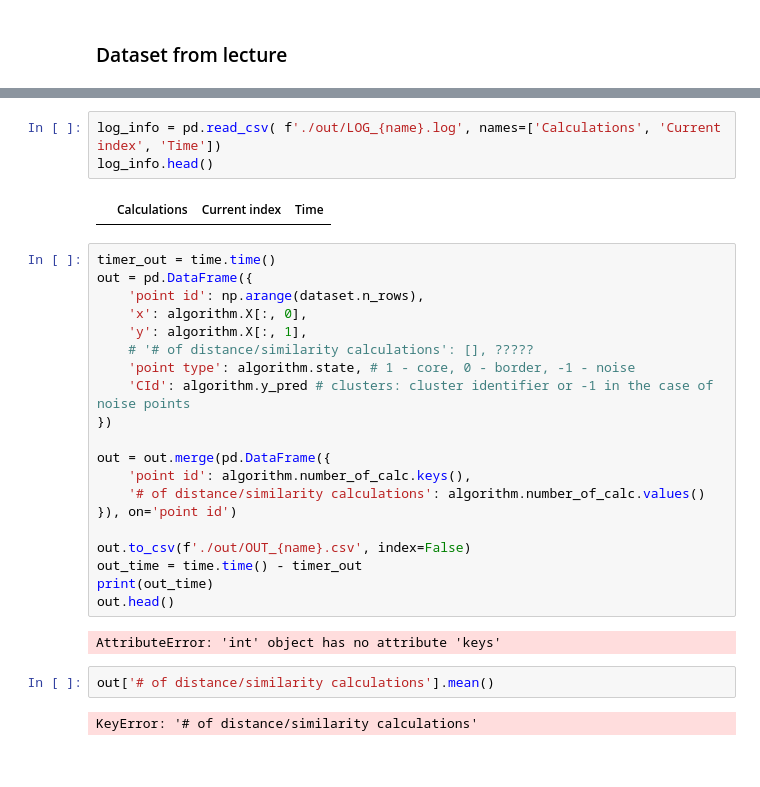
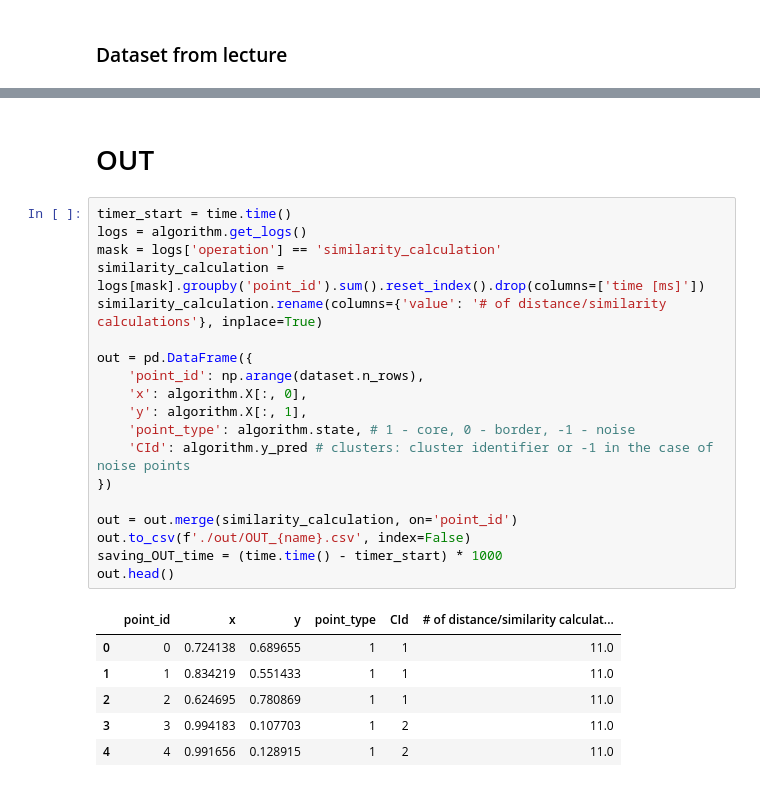
Before and after one commit to arek544/DBSCAN, a Jupyter notebook: notebooks/lecture_dataset_dbscanrn.ipynb, the cells around one changed output, grey strips where cells are left out. Saved outputs shown, nothing was run; the diff lists cells and outputs as text.

```diff
--- a/notebooks/lecture_dataset_dbscanrn.ipynb
+++ b/notebooks/lecture_dataset_dbscanrn.ipynb
@@ -64,34 +65,31 @@ display_points(algorithm.X, algorithm.y_pred)
 score = evaluate(algorithm.y_pred, y, algorithm.X)
 # %% [output]
 [figure]
-# %%
-log_info = pd.read_csv( f'./out/LOG_{name}.log', names=['Calculations', 'Current index', 'Time'])
-log_info.head()
-# %% [output]
-|  | Calculations | Current index | Time |
+# %% [markdown]
+# OUT
 # %%
-timer_out = time.time()
+timer_start = time.time()
+logs = algorithm.get_logs()
+mask = logs['operation'] == 'similarity_calculation'
+similarity_calculation = logs[mask].groupby('point_id').sum().reset_index().drop(columns=['time [ms]'])
+similarity_calculation.rename(columns={'value': '# of distance/similarity calculations'}, inplace=True)
+
 out = pd.DataFrame({
-    'point id': np.arange(dataset.n_rows),
+    'point_id': np.arange(dataset.n_rows),
     'x': algorithm.X[:, 0],
     'y': algorithm.X[:, 1],
-    # '# of distance/similarity calculations': [], ?????
-    'point type': algorithm.state, # 1 - core, 0 - border, -1 - noise
+    'point_type': algorithm.state, # 1 - core, 0 - border, -1 - noise
     'CId': algorithm.y_pred # clusters: cluster identifier or -1 in the case of noise points
 })
 
-out = out.merge(pd.DataFrame({
-    'point id': algorithm.number_of_calc.keys(),
-    '# of distance/similarity calculations': algorithm.number_of_calc.values()
-}), on='point id')
-
+out = out.merge(similarity_calculation, on='point_id')
 out.to_csv(f'./out/OUT_{name}.csv', index=False)
-out_time = time.time() - timer_out
-print(out_time)
+saving_OUT_time = (time.time() - timer_start) * 1000
 out.head()
 # %% [output]
-AttributeError: 'int' object has no attribute 'keys'
+|  | point_id | x | y | point_type | CId | # of distance/similarity calculat... |
+| 0 | 0 | 0.724138 | 0.689655 | 1 | 1 | 11.0 |
+| 1 | 1 | 0.834219 | 0.551433 | 1 | 1 | 11.0 |
+| 2 | 2 | 0.624695 | 0.780869 | 1 | 1 | 11.0 |
+| 3 | 3 | 0.994183 | 0.107703 | 1 | 2 | 11.0 |
+| 4 | 4 | 0.991656 | 0.128915 | 1 | 2 | 11.0 |
-# %%
-out['# of distance/similarity calculations'].mean()
-# %% [output]
-KeyError: '# of distance/similarity calculations'
```
Also changed, not shown: parts of 15 cells of this notebook, 2 other files.
